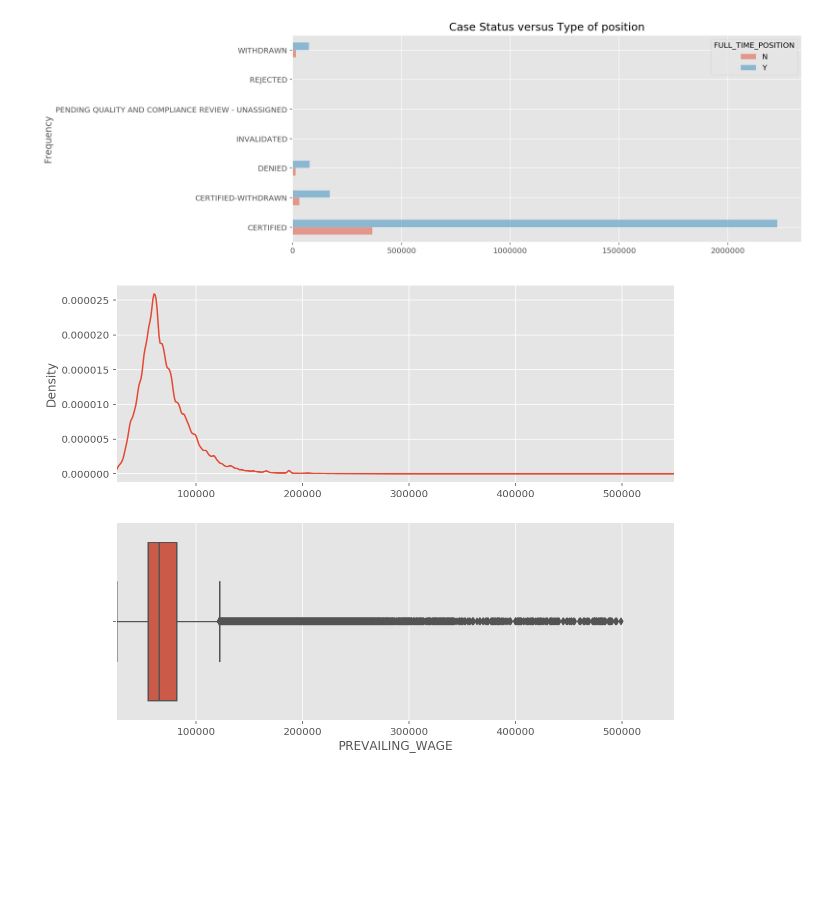
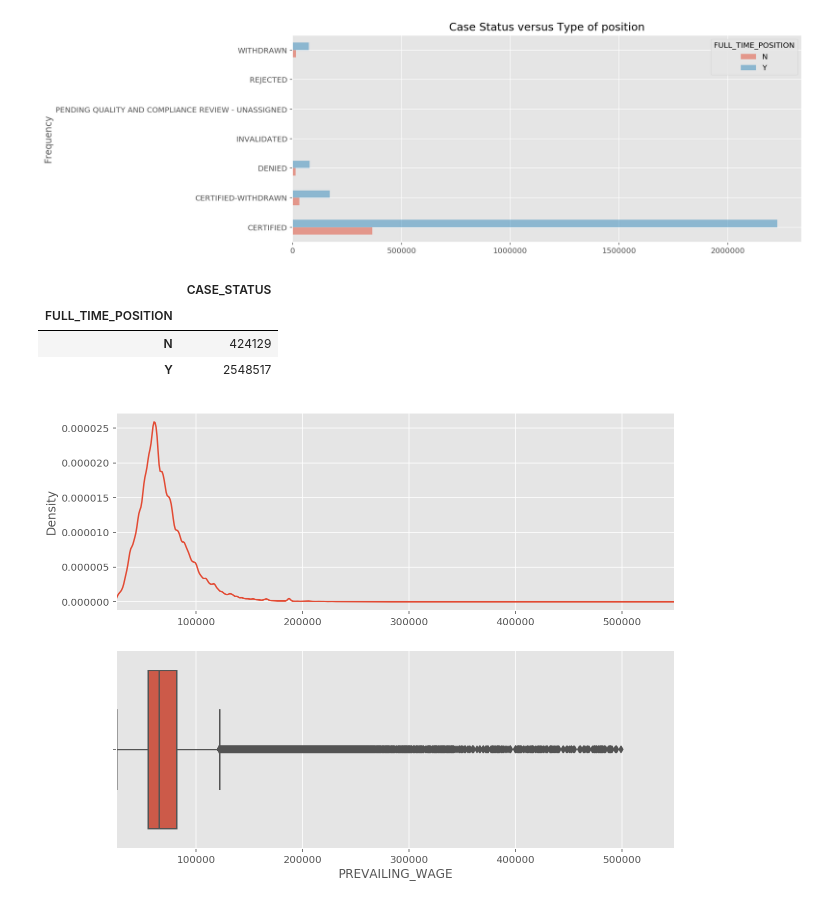
Before and after one commit to numanyilmaz/Capstone, a Jupyter notebook: Capstone.ipynb, the cells around one changed output. Saved outputs shown, nothing was run; the diff lists cells and outputs as text; code cells hidden in the pictures; blank space fills up the shorter version.

```diff
--- a/Capstone.ipynb
+++ b/Capstone.ipynb
@@ -202,6 +202,13 @@ plt.title('Case Status versus Type of position')
 plt.ylabel('Frequency');
 # %% [output]
 [figure]
+# %%
+cleaned_data.pivot_table(values=['CASE_STATUS'], index=['FULL_TIME_POSITION'], aggfunc=('count'))
+# %% [output]
+|  | CASE_STATUS |
+| FULL_TIME_POSITION |  |
+| N | 424129 |
+| Y | 2548517 |
 # %%
 i = 'PREVAILING_WAGE'
 
```
Also changed, not shown: parts of 7 cells of this notebook.
